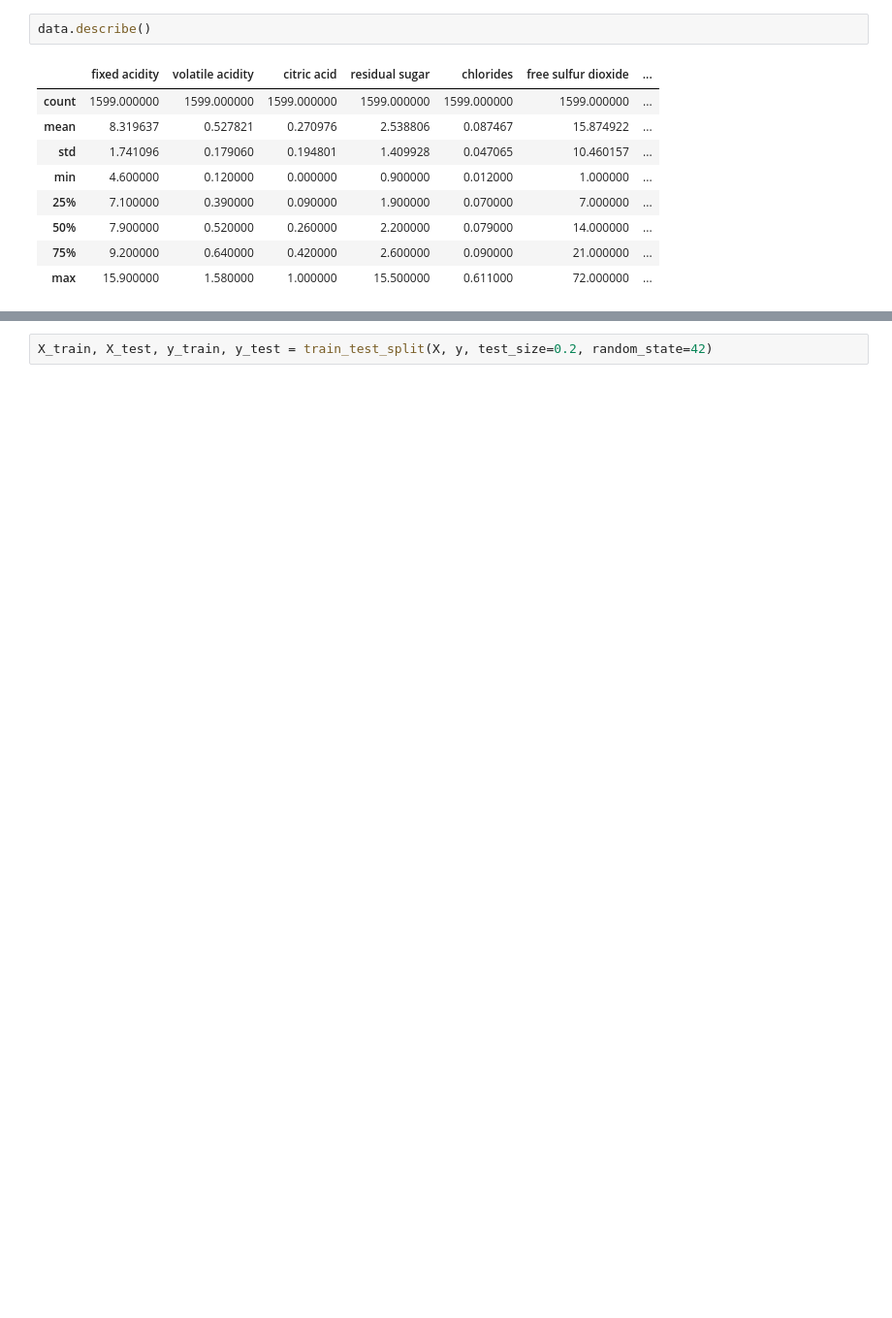
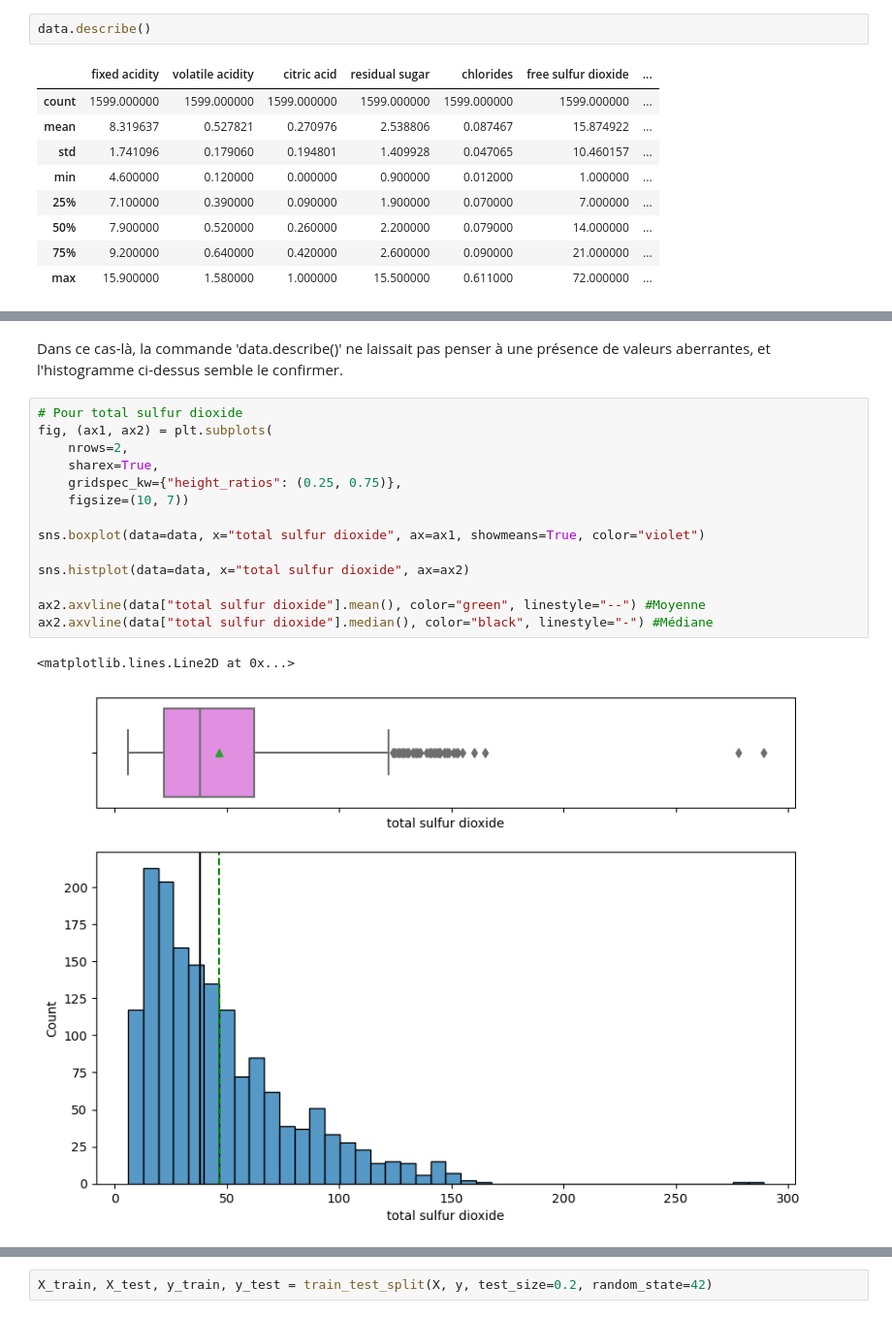
Before and after one commit to lucagortana/game-learning, a Jupyter notebook: wine_regression.ipynb, the cells around one changed output, grey strips where cells are left out. Shown at 97% size. Drawn from its saved outputs; the diff is of its cells as text; blank space fills up the shorter version.

```diff
--- a/wine_regression.ipynb
+++ b/wine_regression.ipynb
@@ -142,0 +158,19 @@ Score avec normalisation des données : 0.323021316353324
+# %% [markdown]
+Dans ce cas-là, la commande 'data.describe()' ne laissait pas penser à une présence de valeurs aberrantes, et l'histogramme ci-dessus semble le confirmer.
+# %%
+# Pour total sulfur dioxide
+fig, (ax1, ax2) = plt.subplots(
+    nrows=2,
+    sharex=True,
+    gridspec_kw={"height_ratios": (0.25, 0.75)},
+    figsize=(10, 7))
+
+sns.boxplot(data=data, x="total sulfur dioxide", ax=ax1, showmeans=True, color="violet")
+
+sns.histplot(data=data, x="total sulfur dioxide", ax=ax2)
+
+ax2.axvline(data["total sulfur dioxide"].mean(), color="green", linestyle="--") #Moyenne
+ax2.axvline(data["total sulfur dioxide"].median(), color="black", linestyle="-") #Médiane
+# %% [output]
+<matplotlib.lines.Line2D at 0x...>
+[figure, added]
```
Also changed, not shown: parts of 56 cells of this notebook, 2 other files.
